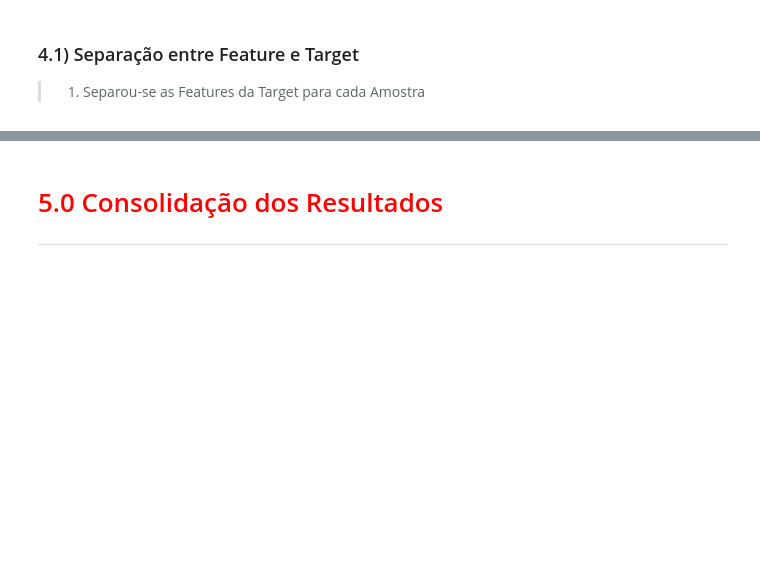
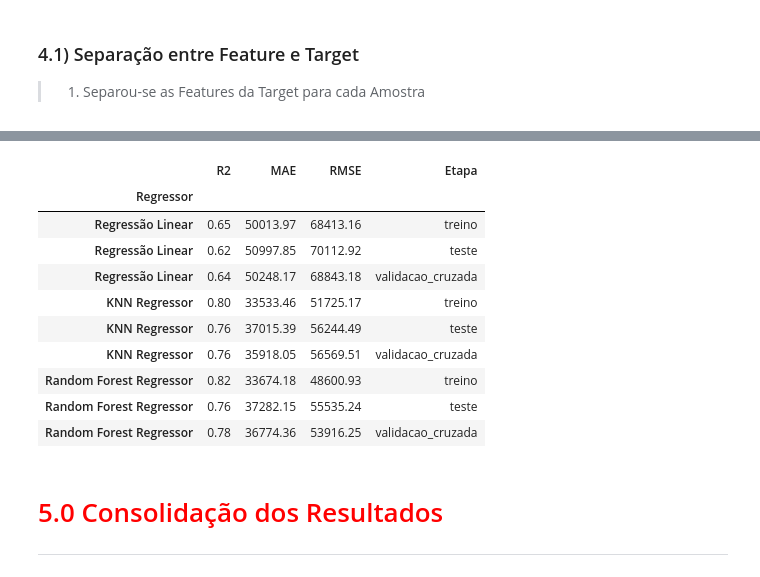
Before and after one commit to leonardovargas10/Modelo_Previsao_Preco_Imoveis, a Jupyter notebook: Modelo_Previsao_Preco_Imoveis.ipynb, the cells around one changed output, grey strips where cells are left out. Drawn from its saved outputs; the diff is of its cells as text; code cells hidden in the pictures; blank space fills up the shorter version.

```diff
--- a/Modelo_Previsao_Preco_Imoveis.ipynb
+++ b/Modelo_Previsao_Preco_Imoveis.ipynb
@@ -1154,8 +1213,8 @@ Pelo teste de Kruskal-Wallis, há diferença significativa entre as medianas das
 # <font color='red' style='font-size: 40px;'> 3.0 Feature Engineer </font>
 <hr style='border: 2px solid red;'>
 # %%
-df_train = separa_treino_teste('Median_House_Value', df, 0.25)[0]
-df_test = separa_treino_teste('Median_House_Value', df, 0.25)[1]
+df_train = separa_treino_teste('Median_House_Value', df, 0.20)[0]
+df_test = separa_treino_teste('Median_House_Value', df, 0.20)[1]
 
 print(f'Dados de Treino: {df_train.shape}')
 print(f'Dados de Teste: {df_test.shape}')
@@ -1185,0 +1228,5 @@ df_train.head()
+# %%
+df_train = cria_clusters(df_train)
+df_test = cria_clusters(df_test)
+display(df_train.head())
+display(df_test.head())
@@ -1189,9 +1249,3 @@ df_train.head()
 > 1. As quatro variáveis são altamente correlacionadas e possuem similaridades
 
 > 2. Dada a situação, optou-se por combiná-las a fim de reduzir a dimensionalidade e manter o poder de discriminação
-# %%
-df_train['Number_of_House_Rooms'] = df_train['Tot_Rooms'] + df_train['Tot_Bedrooms']
-df_train['Concentration_of_People'] = df_train['Population'] + df_train['Households']
-df_train['Ratio_of_Rooms_per_Residence'] = df_train['Number_of_House_Rooms']/df_train['Concentration_of_People']
-df_train.drop(['Tot_Rooms', 'Tot_Bedrooms', 'Population', 'Households', 'Number_of_House_Rooms', 'Concentration_of_People'], axis = 1, inplace = True)
-df_train.head()
@@ -1204,0 +1252,5 @@ df_train.head()
+# %%
+df_train = cria_features_comodos(df_train)
+df_test = cria_features_comodos(df_test)
+display(df_train.head())
+display(df_test.head())
@@ -1391,3 +1290,46 @@ def validacao_cruzada_regressao(regressor, x_train, y_train, n_splits):
+# %%
+y_predict_train = Regressor('Regressão Linear', x_train , y_train , x_test , y_test)[1]
+y_predict_test = Regressor('Regressão Linear', x_train , y_train , x_test , y_test)[2]
+coef_det_train = Regressor('Regressão Linear', x_train , y_train , x_test , y_test)[3]
+coef_det_test = Regressor('Regressão Linear', x_train , y_train , x_test , y_test)[4]
+metricas_regressao_linear = metricas_regressao('Regressão Linear', 'Median_House_Value', y_train, y_predict_train, y_test, y_predict_test, coef_det_train, coef_det_test)
+metricas_regressao_linear_validacao_cruzada = validacao_cruzada_regressao('Regressão Linear', df, 'Median_House_Value', 5)
+
+y_predict_train = Regressor('KNN Regressor', x_train , y_train , x_test , y_test)[1]
+y_predict_test = Regressor('KNN Regressor', x_train , y_train , x_test , y_test)[2]
+coef_det_train = Regressor('KNN Regressor', x_train , y_train , x_test , y_test)[3]
+coef_det_test = Regressor('KNN Regressor', x_train , y_train , x_test , y_test)[4]
+metricas_knn = metricas_regressao('KNN Regressor', 'Median_House_Value', y_train, y_predict_train, y_test, y_predict_test, coef_det_train, coef_det_test)
+metricas_knn_validacao_cruzada = validacao_cruzada_regressao('KNN Regressor', df, 'Median_House_Value', 5)
+
+y_predict_train = Regressor('Random Forest Regressor', x_train , y_train , x_test , y_test)[1]
+y_predict_test = Regressor('Random Forest Regressor', x_train , y_train , x_test , y_test)[2]
+coef_det_train = Regressor('Random Forest Regressor', x_train , y_train , x_test , y_test)[3]
+coef_det_test = Regressor('Random Forest Regressor', x_train , y_train , x_test , y_test)[4]
+metricas_random_forest = metricas_regressao('Random Forest Regressor', 'Median_House_Value', y_train, y_predict_train, y_test, y_predict_test, coef_det_train, coef_det_test)
+metricas_random_forest_validacao_cruzada = validacao_cruzada_regressao('Random Forest Regressor', df, 'Median_House_Value', 5)
+
+
+metricas_finais = metricas_regressao_modelos_juntos(
+    [
+    metricas_regressao_linear, metricas_regressao_linear_validacao_cruzada,
+    metricas_knn, metricas_knn_validacao_cruzada,
+    metricas_random_forest, metricas_random_forest_validacao_cruzada
+    ]
+    )
+display(metricas_finais)
+# %% [output]
+|  | R2 | MAE | RMSE | Etapa |
+| Regressor |  |  |  |  |
+| Regressão Linear | 0.65 | 50013.97 | 68413.16 | treino |
+| Regressão Linear | 0.62 | 50997.85 | 70112.92 | teste |
+| Regressão Linear | 0.64 | 50248.17 | 68843.18 | validacao_cruzada |
+| KNN Regressor | 0.80 | 33533.46 | 51725.17 | treino |
+| KNN Regressor | 0.76 | 37015.39 | 56244.49 | teste |
+| KNN Regressor | 0.76 | 35918.05 | 56569.51 | validacao_cruzada |
+| Random Forest Regressor | 0.82 | 33674.18 | 48600.93 | treino |
+| Random Forest Regressor | 0.76 | 37282.15 | 55535.24 | teste |
+| Random Forest Regressor | 0.78 | 36774.36 | 53916.25 | validacao_cruzada |
 # %% [markdown]
 # <font color='red' style='font-size: 40px;'> 5.0 Consolidação dos Resultados </font>
 <hr style='border: 2px solid red;'>
```
Also changed, not shown: parts of 24 cells of this notebook.
